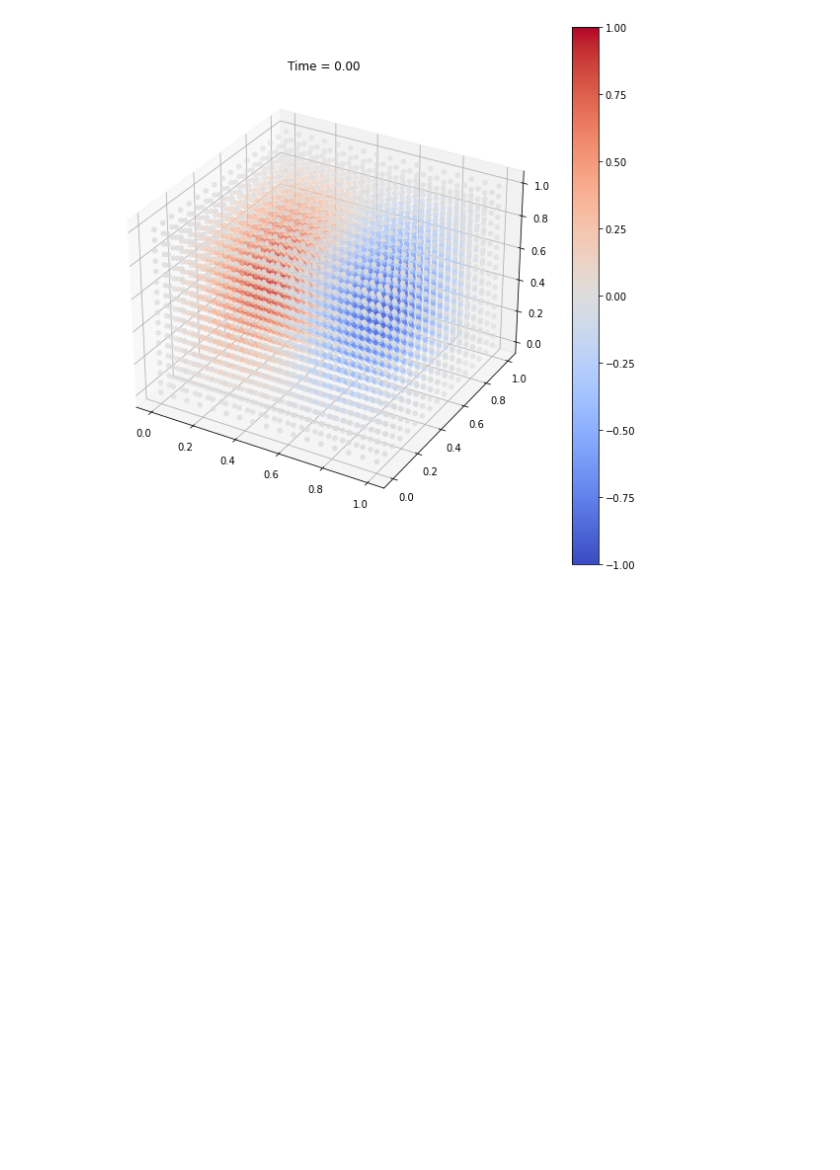
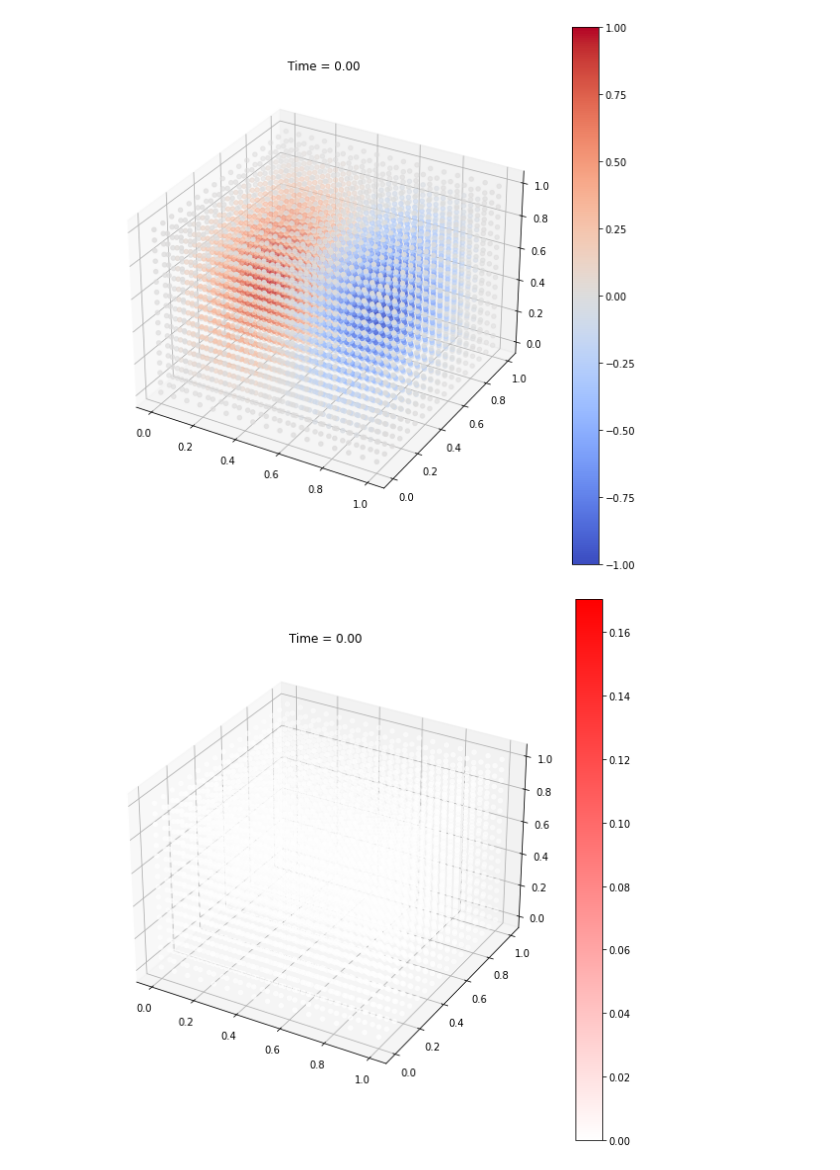
Before and after one commit to emsidorov/supercomputers, a Jupyter notebook: task_2/test.ipynb, the cells around one changed output. Saved outputs shown, nothing was run; the diff lists cells and outputs as text; code cells hidden in the pictures; blank space fills up the shorter version.

```diff
--- a/task_2/test.ipynb
+++ b/task_2/test.ipynb
@@ -115,3 +116,11 @@ ani = animate_matrix(downsampled_matrix)
 [figure]
 # %%
 ani.save("analytical.mp4")
+# %%
+downsampled_matrix = downsample_matrix(np.abs(matrix - anal_matrix), factor=scale_factor)
+
+# Анимация уменьшенной матрицы
+cmap =  LinearSegmentedColormap.from_list('white_red', ['white', 'red'])
+ani = animate_matrix(downsampled_matrix, cmap)
+# %% [output]
+[figure, added]
```
Also changed, not shown: parts of 4 cells of this notebook, 5 other files.
